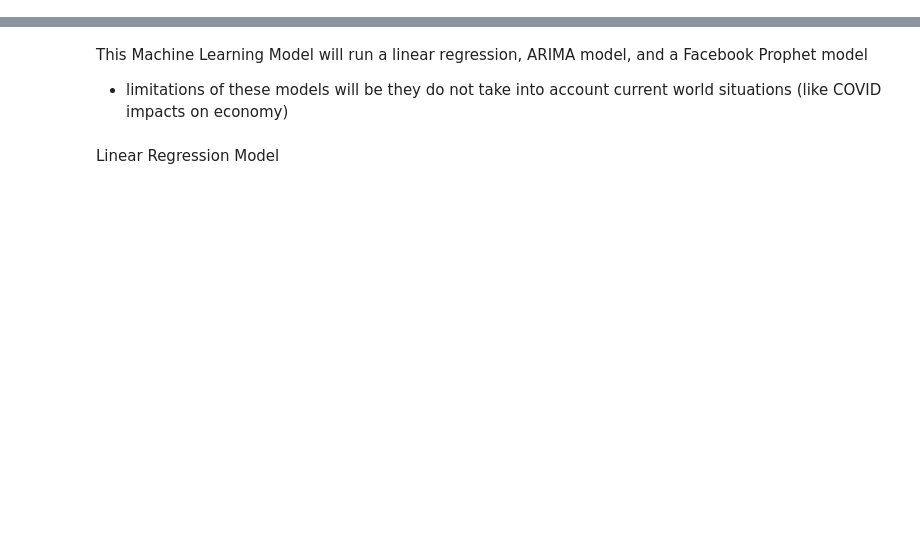
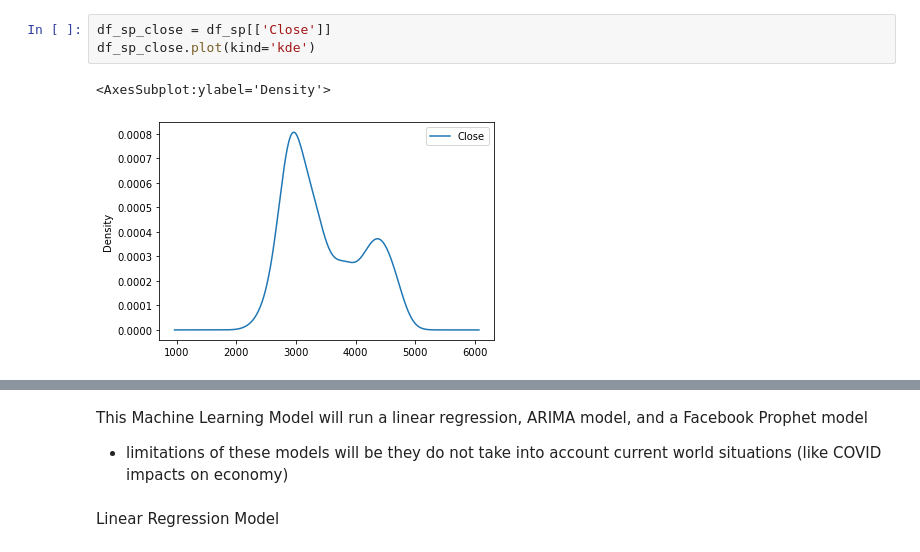
Before and after one commit to Roark23/Final_Project, a Jupyter notebook: ML_update.ipynb, the cells around one changed output, grey strips where cells are left out. Saved outputs shown, nothing was run; the diff lists cells and outputs as text; blank space fills up the shorter version.

```diff
--- a/ML_update.ipynb
+++ b/ML_update.ipynb
@@ -21,0 +52,6 @@ plt.plot(df['Close'], label='Close Price History')
+# %%
+df_sp_close = df_sp[['Close']]
+df_sp_close.plot(kind='kde')
+# %% [output]
+<AxesSubplot:ylabel='Density'>
+[figure, added]
```
Also changed, not shown: parts of 31 cells of this notebook.
